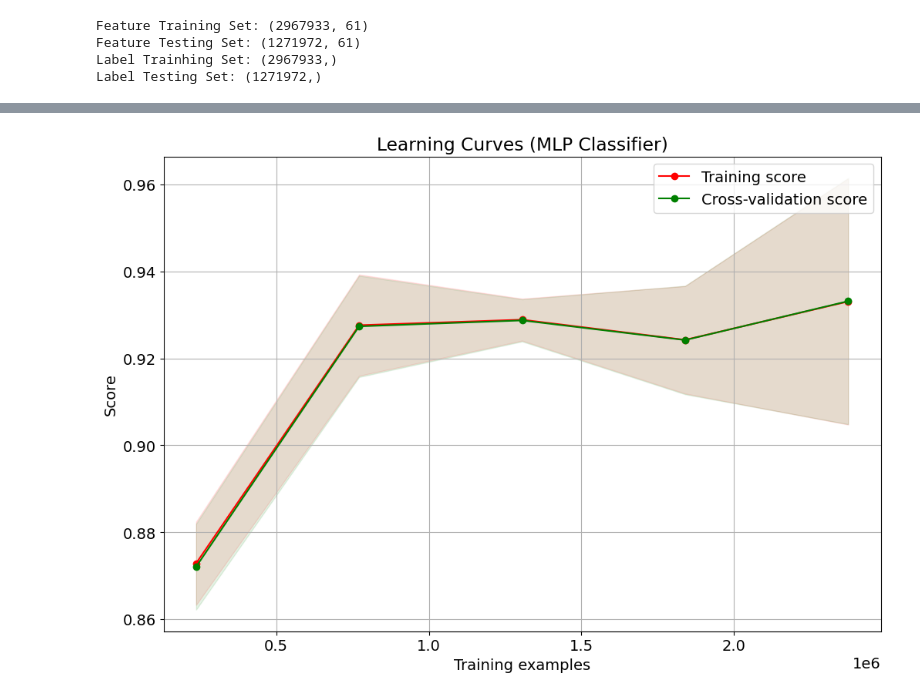
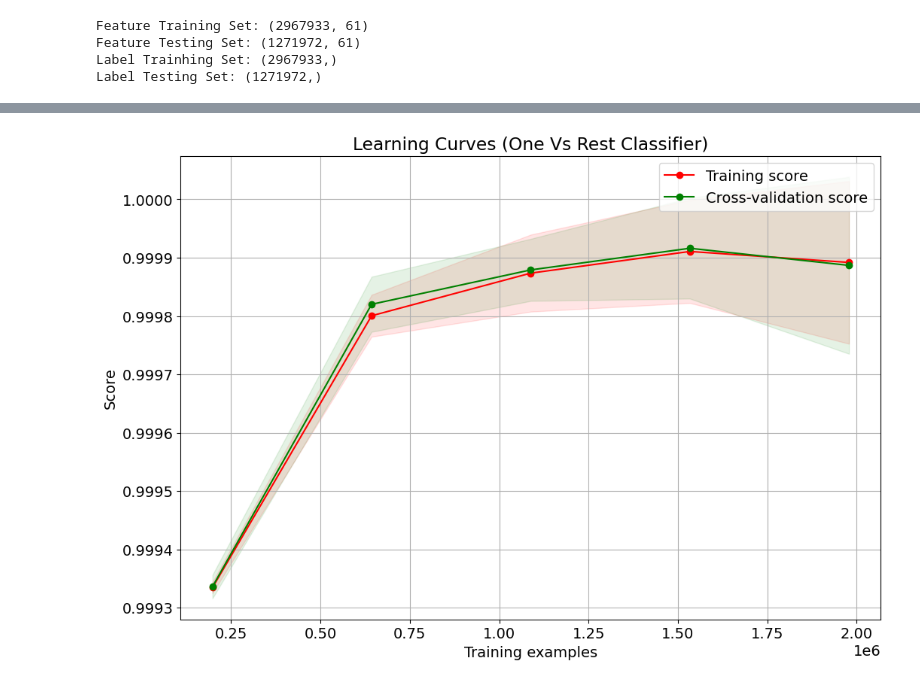
Before and after one commit to Piyush251098/Load-Analysis, a Jupyter notebook: OneVsAll.ipynb, the cells around one changed output, grey strips where cells are left out. Cells and saved outputs as stored; diff of their text form; code cells hidden in the pictures.

```diff
--- a/OneVsAll.ipynb
+++ b/OneVsAll.ipynb
@@ -110,8 +127,8 @@ print(list(df.isnull().sum()))
 # %%
 label_encoder = LabelEncoder()
-df['Target'] = label_encoder.fit_transform(df.loc[:,'Target'])
-print(df['Target'].unique())
-print(df['Target'].value_counts())
-y = df['Target']
+df['Target1'] = label_encoder.fit_transform(df.loc[:,'Target1'])
+print(df['Target1'].unique())
+print(df['Target1'].value_counts())
+y = df['Target1']
 print(y)
 # %% [output]
@@ -135,7 +152,7 @@ Name: Target, Length: 4239905, dtype: int64
 # %%
 #Splitting the data into dependent and independent variables
 X = df.iloc[:, 0:61].values
-y = df.iloc[: , 62].values
+y = df.iloc[: , 63].values
 
 print('The independent feature set: ')
 print(X[:5, :])
@@ -181,5 +198,4 @@ Label Trainhing Set: (2967933,)
 Label Testing Set: (1271972,)
 # %%
 #Fitting Multi Layer Perceptron classifier to the training data
-classifier = MLPClassifier(hidden_layer_sizes=(100,50), max_iter=1000,alpha=0.00001, early_stopping=True, activation='relu', solver='adam', random_state=1)
-classifier.fit(X_train, y_train)
+classifier = MLPClassifier(hidden_layer_sizes=(100,50), max_iter=1000,alpha=0.00001,early_stopping=True,  activation='relu', solver='adam', random_state=42)
@@ -203,36 +263,35 @@ OVR accuracy 0.9260887818285308
 # %%
-#Learning curves
 def plot_learning_curves(estimator, title, X, y, ylim=None, cv=None, n_jobs=None, train_sizes=np.linspace(.1, 1.0, 5)):
     plt.figure()
     plt.title(title)
     if ylim is not None:
         plt.ylim(*ylim)
     plt.xlabel("Training examples")
     plt.ylabel("Score")
     train_sizes, train_scores, test_scores = learning_curve(
         estimator, X, y, cv=cv, n_jobs=n_jobs, train_sizes=train_sizes)
     train_scores_mean = np.mean(train_scores, axis=1)
     train_scores_std = np.std(train_scores, axis=1)
     test_scores_mean = np.mean(test_scores, axis=1)
     test_scores_std = np.std(test_scores, axis=1)
     plt.grid()
 
     plt.fill_between(train_sizes, train_scores_mean - train_scores_std,
                      train_scores_mean + train_scores_std, alpha=0.1,
                      color="r")
     plt.fill_between(train_sizes, test_scores_mean - test_scores_std,
                      test_scores_mean + test_scores_std, alpha=0.1, color="g")
     plt.plot(train_sizes, train_scores_mean, 'o-', color="r",
              label="Training score")
     plt.plot(train_sizes, test_scores_mean, 'o-', color="g",
              label="Cross-validation score")
 
     plt.legend(loc="best")
     return plt
 
 # Plot the learning curves
-plot_learning_curves(ovr, "Learning Curves (MLP Classifier)", X_train, y_train, n_jobs=-1)
+plot_learning_curves(classifier, "Learning Curves (One Vs Rest Classifier)", X_train, y_train, cv=3, n_jobs=-1)
 
 plt.show()
 # %% [output]
-[figure, old version]
+[figure, new version]
```
Also changed, not shown: parts of 16 cells of this notebook, 4 other files.
